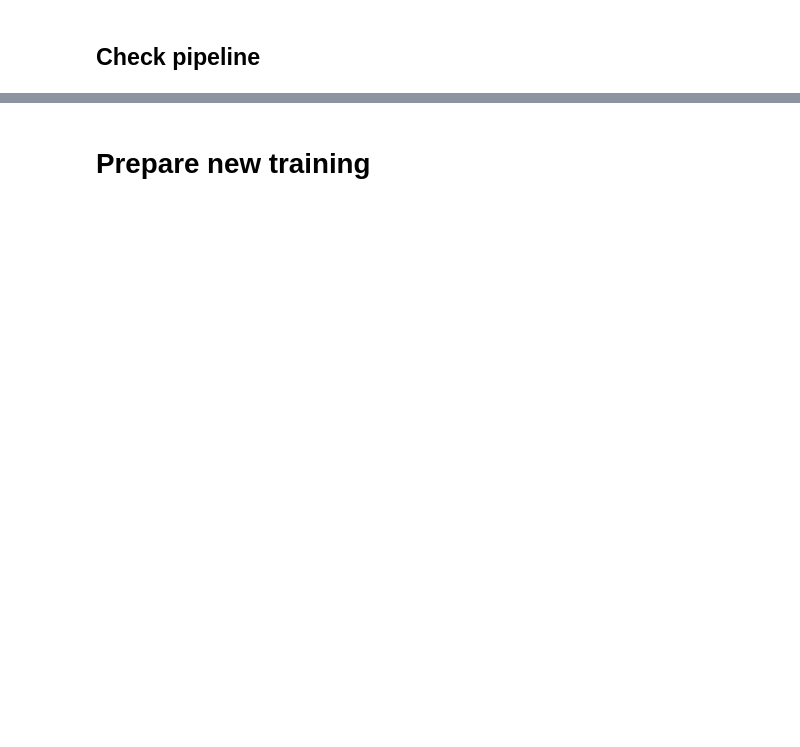
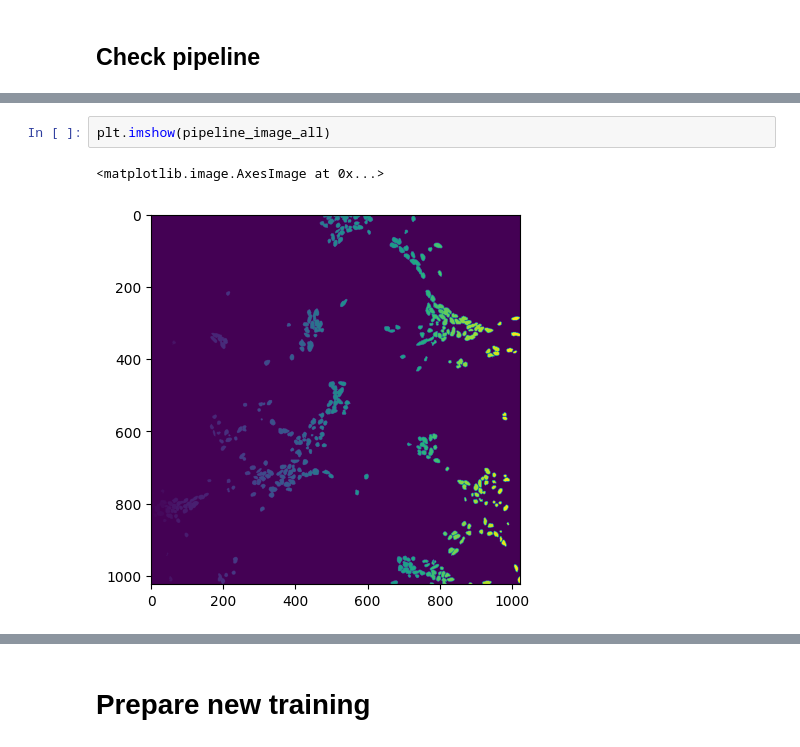
Before and after one commit to Shavit-Lab/cell_paint_seg, a Jupyter notebook: experiments/2025_05_nuc-stains/compute_accuracy.ipynb, the cells around one changed output, grey strips where cells are left out. Saved outputs shown, nothing was run; the diff lists cells and outputs as text; blank space fills up the shorter version.

```diff
--- a/experiments/2025_05_nuc-stains/compute_accuracy.ipynb
+++ b/experiments/2025_05_nuc-stains/compute_accuracy.ipynb
@@ -184,0 +189,5 @@ for key in file_dict_manual.keys() & file_dict_pipeline_all.keys():
+# %%
+plt.imshow(pipeline_image_all)
+# %% [output]
+<matplotlib.image.AxesImage at 0x...>
+[figure, added]
```
Also changed, not shown: parts of 8 cells of this notebook, 1 other file.
